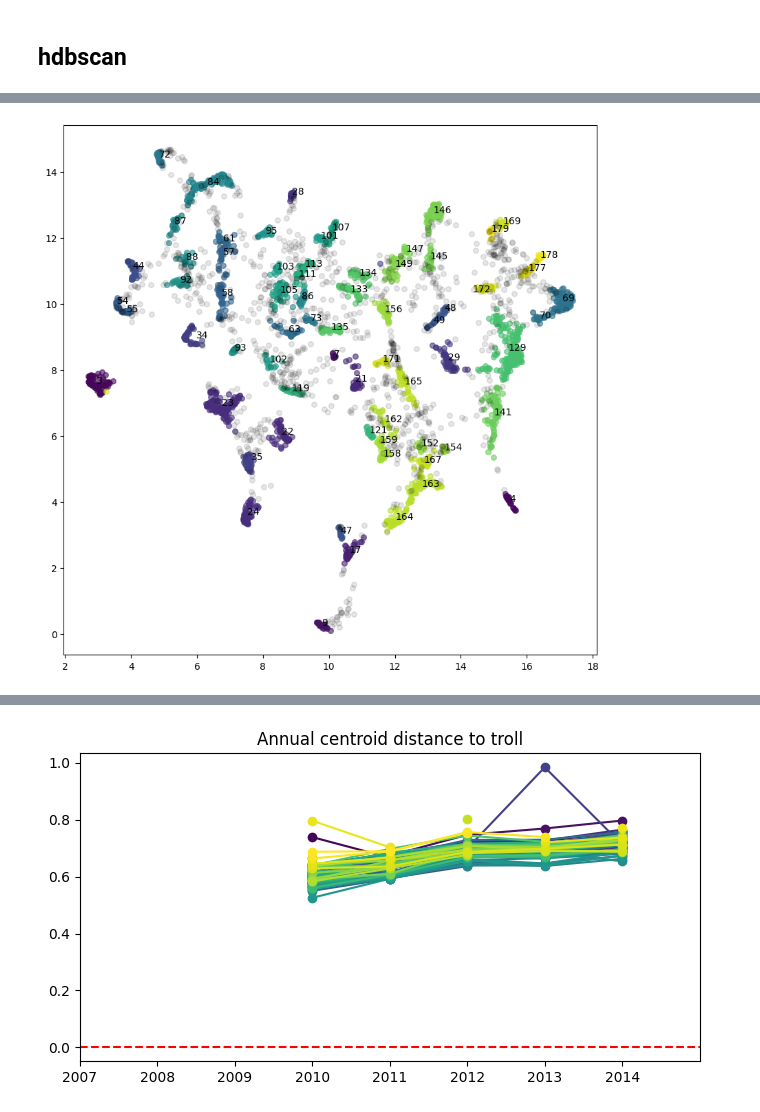
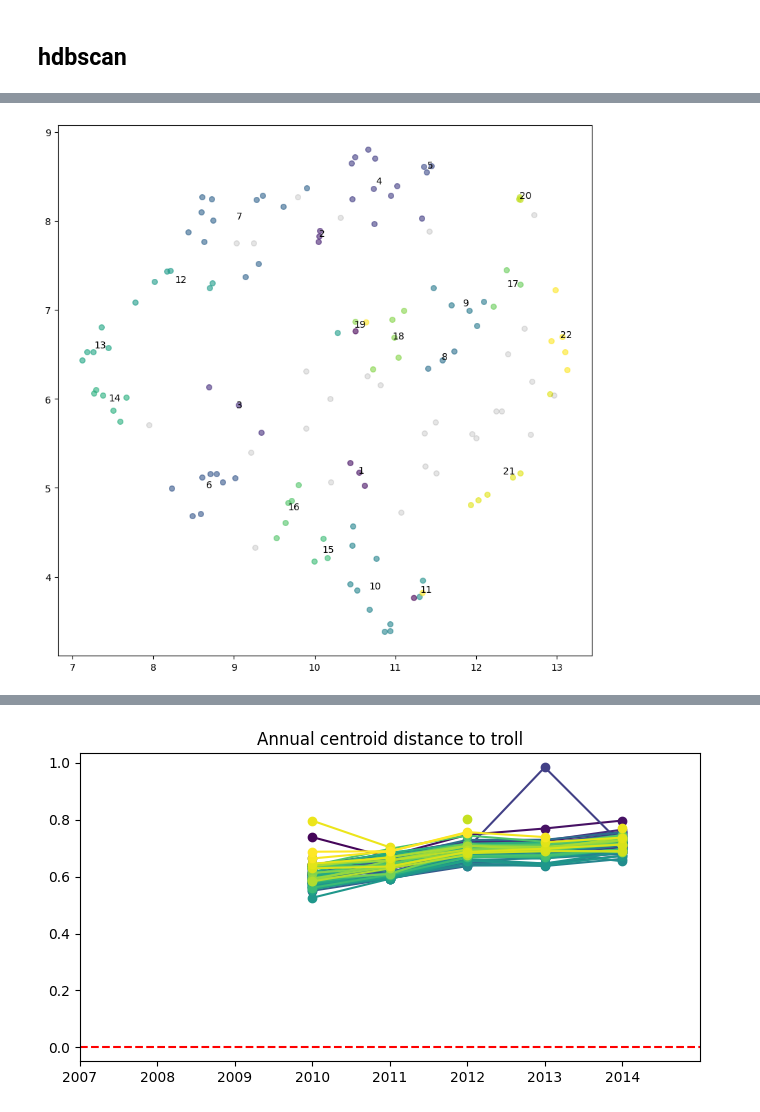
Before and after one commit to stmorse/dtm, a Jupyter notebook: notebooks/sandbox.ipynb, the cells around one changed output, grey strips where cells are left out. Cells and saved outputs as stored; diff of their text form; code cells hidden in the pictures.

```diff
--- a/notebooks/sandbox.ipynb
+++ b/notebooks/sandbox.ipynb
@@ -75,10 +69,10 @@ from scipy.spatial.distance import pdist, squareform
 # %%
 base_path = '/sciclone/geograd/stmorse/reddit/mbkm_50'
 # %%
-start_year = 2007
-end_year = 2014
+start_year = 2015
+end_year = 2015
 start_month = 1
-end_month = 12
+end_month = 3
 
 years = [str(y) for y in range(start_year, end_year+1)]
 months = [f'{m:02}' for m in range(start_month, end_month+1)]
@@ -306,10 +300,10 @@ plt.show()
 ## hdbscan
 # %%
 hdbs = HDBSCAN(
-    min_cluster_size=5,
+    min_cluster_size=3,
     min_samples=None,       # None defaults to min_cluster_size
     cluster_selection_epsilon=0.0,
-    max_cluster_size=None,
+    max_cluster_size=20,
     metric='euclidean',
     store_centers='both',   # centroid and medoid
 )
@@ -337,25 +318,25 @@ np.unique(hdbs.labels_, return_counts=True)
 # %%
 fig, ax = plt.subplots(1,1, figsize=(10,10))
 
 n_clusters = np.amax(hdbs.labels_)
 colors = plt.cm.viridis(np.linspace(0, 1, n_clusters))
 
 for k in range(1, n_clusters):
     idx = np.where(hdbs.labels_ == k)[0]
 
-    if len(idx) < 15:
+    if len(idx) < 2:
         continue
 
     ax.scatter(Cu2d[idx,0], Cu2d[idx,1], s=30, c=colors[k], alpha=0.6, label=k)
 
     centroid = np.average(Cu2d[idx,:], axis=0)
     ax.text(centroid[0], centroid[1], k)
 
 # plot uncategorized
 idx = np.where(hdbs.labels_ == -1)[0]
 ax.scatter(Cu2d[idx, 0], Cu2d[idx, 1], s=30, c='k', alpha=0.1)
 
 plt.show()
 # %% [output]
-[figure, old version]
+[figure, new version]
 # %%
```
Also changed, not shown: parts of 6 cells of this notebook, 1 other file.
